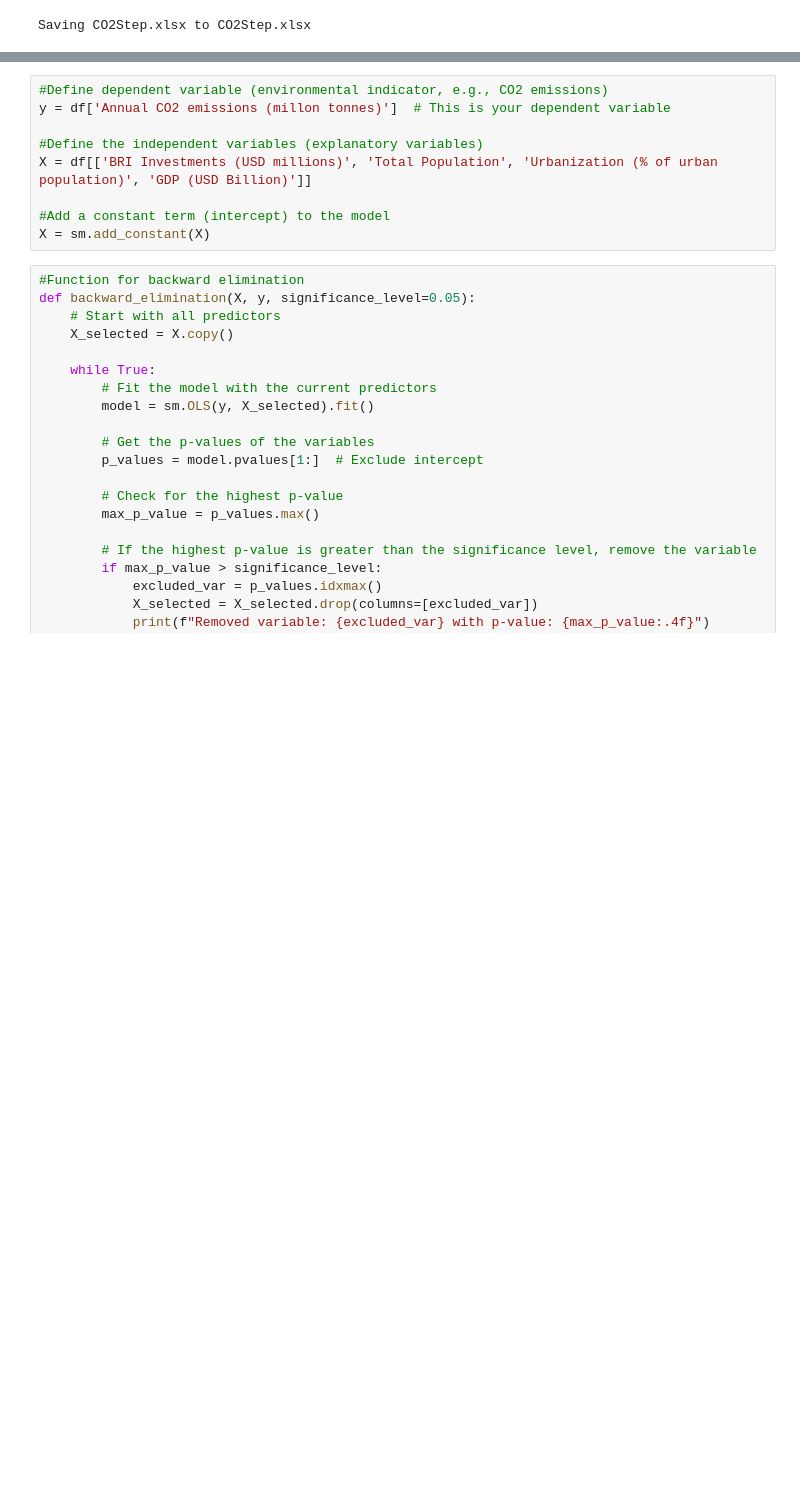
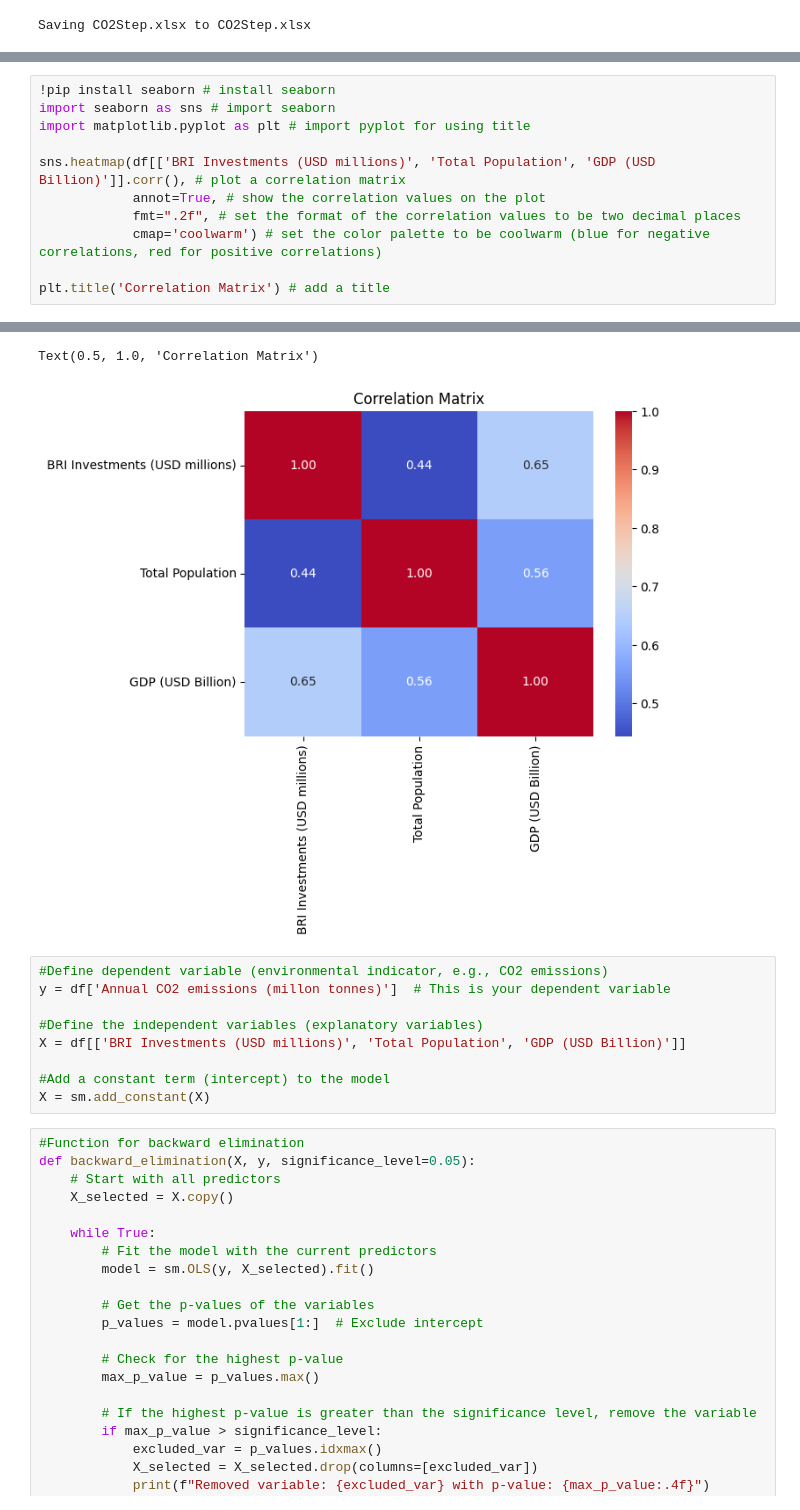
Before and after one commit to ilinashah177/Coursework-Website, a Jupyter notebook: CO2stepwise.ipynb, the cells around one changed output, grey strips where cells are left out. Drawn from its saved outputs; the diff is of its cells as text; blank space fills up the shorter version.

```diff
--- a/CO2stepwise.ipynb
+++ b/CO2stepwise.ipynb
@@ -50,0 +117,12 @@ df
+# %%
+!pip install seaborn # install seaborn
+import seaborn as sns # import seaborn
+import matplotlib.pyplot as plt # import pyplot for using title
+
+sns.heatmap(df[['BRI Investments (USD millions)', 'Total Population', 'GDP (USD Billion)']].corr(), # plot a correlation matrix
+            annot=True, # show the correlation values on the plot
+            fmt=".2f", # set the format of the correlation values to be two decimal places
+            cmap='coolwarm') # set the color palette to be coolwarm (blue for negative correlations, red for positive correlations)
+
+plt.title('Correlation Matrix') # add a title
+# %% [output]
@@ -51,9 +144,11 @@ df
+Text(0.5, 1.0, 'Correlation Matrix')
+[figure, added]
 # %%
 #Define dependent variable (environmental indicator, e.g., CO2 emissions)
 y = df['Annual CO2 emissions (millon tonnes)']  # This is your dependent variable
 
 #Define the independent variables (explanatory variables)
-X = df[['BRI Investments (USD millions)', 'Total Population', 'Urbanization (% of urban population)', 'GDP (USD Billion)']]
+X = df[['BRI Investments (USD millions)', 'Total Population', 'GDP (USD Billion)']]
 
 #Add a constant term (intercept) to the model
 X = sm.add_constant(X)
```
Also changed, not shown: parts of 7 cells of this notebook.
